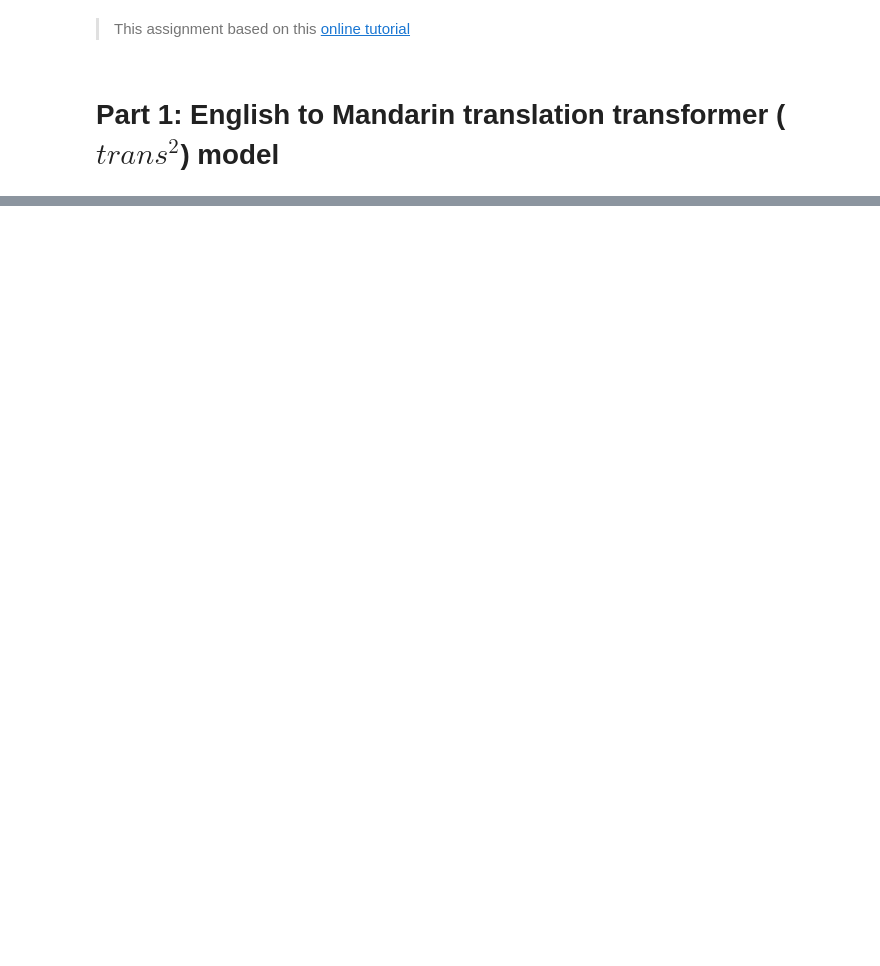
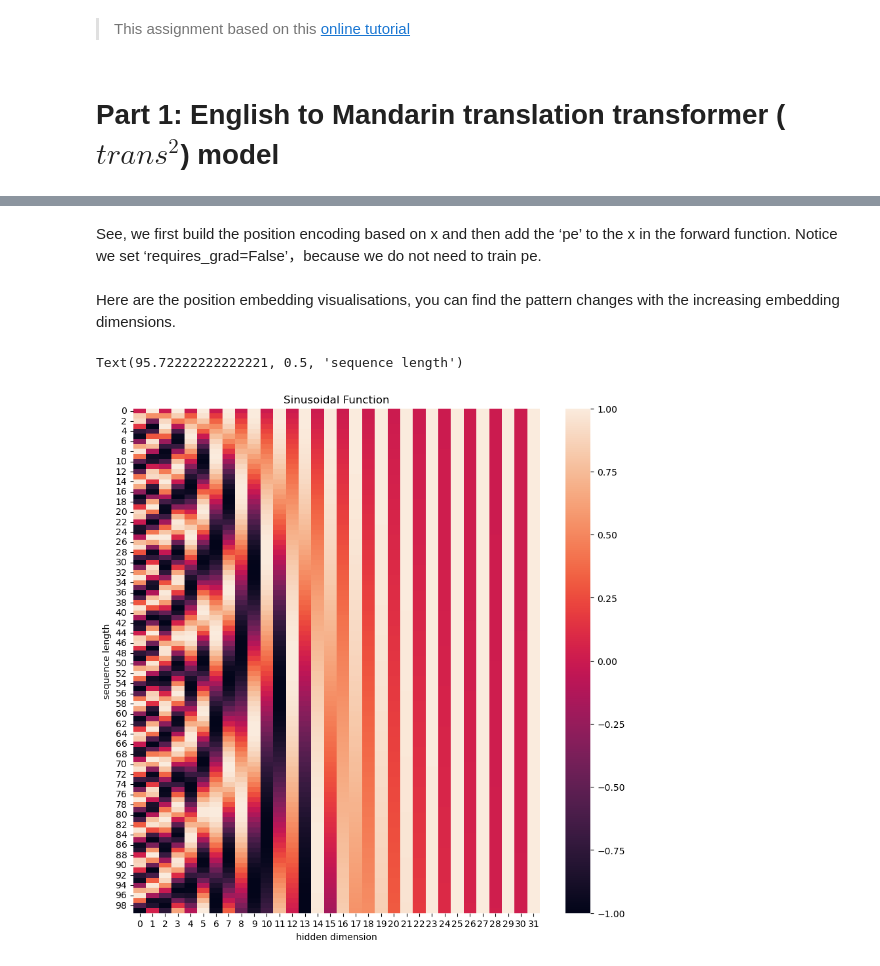
Before and after one commit to jona1115/trans2_encn, a Jupyter notebook: trans2_homework.ipynb, the cells around one changed output, grey strips where cells are left out. Saved outputs shown, nothing was run; the diff lists cells and outputs as text; code cells hidden in the pictures; blank space fills up the shorter version.

```diff
--- a/trans2_homework.ipynb
+++ b/trans2_homework.ipynb
@@ -108,0 +281,35 @@ DEVICE = torch.device("cuda" if torch.cuda.is_available() else "cpu")
+# %%
+class PositionalEncoding(nn.Module):
+    def __init__(self, d_model, dropout, max_len=5000):
+        super(PositionalEncoding, self).__init__()
+        self.dropout = nn.Dropout(p=dropout)
+
+        pe = torch.zeros(max_len, d_model, device=DEVICE)
+        position = torch.arange(0., max_len, device=DEVICE).unsqueeze(1)
+        div_term = torch.exp(torch.arange(0., d_model, 2, device=DEVICE) * -(math.log(10000.0) / d_model))
+        pe_pos   = torch.mul(position, div_term)
+        pe[:, 0::2] = torch.sin(pe_pos)
+        pe[:, 1::2] = torch.cos(pe_pos)
+        pe = pe.unsqueeze(0)
+
+        self.register_buffer('pe', pe) # pe
+
+    def forward(self, x):
+        #  build pe w.r.t to the max_length
+        x = x + Variable(self.pe[:, :x.size(1)], requires_grad=False)
+        return self.dropout(x)
+# %% [markdown]
+See, we first build the position encoding based on x and then add the ‘pe’ to the x in the forward function. Notice we set ‘requires_grad=False’，because we do not need to train pe.
+# %% [markdown]
+Here are the position embedding visualisations, you can find the pattern changes with the increasing embedding dimensions.
+# %%
+pe = PositionalEncoding(32, 0, 100)  # d_model, dropout-ratio, max_len
+positional_encoding = pe.forward(Variable(torch.zeros(1, 100, 32))) # sequence lenHere are the position embedding visualisations, you can find the pattern changes with the increasing embedding dimensions.th, d_model
+plt.figure(figsize=(10,10))
+sns.heatmap(positional_encoding.squeeze()) # 100x32 matrix
+plt.title("Sinusoidal Function")
+plt.xlabel("hidden dimension")
+plt.ylabel("sequence length")
+# %% [output]
+Text(95.72222222222221, 0.5, 'sequence length')
+[figure, added]
```
Also changed, not shown: parts of 70 cells of this notebook, 1 other file.
